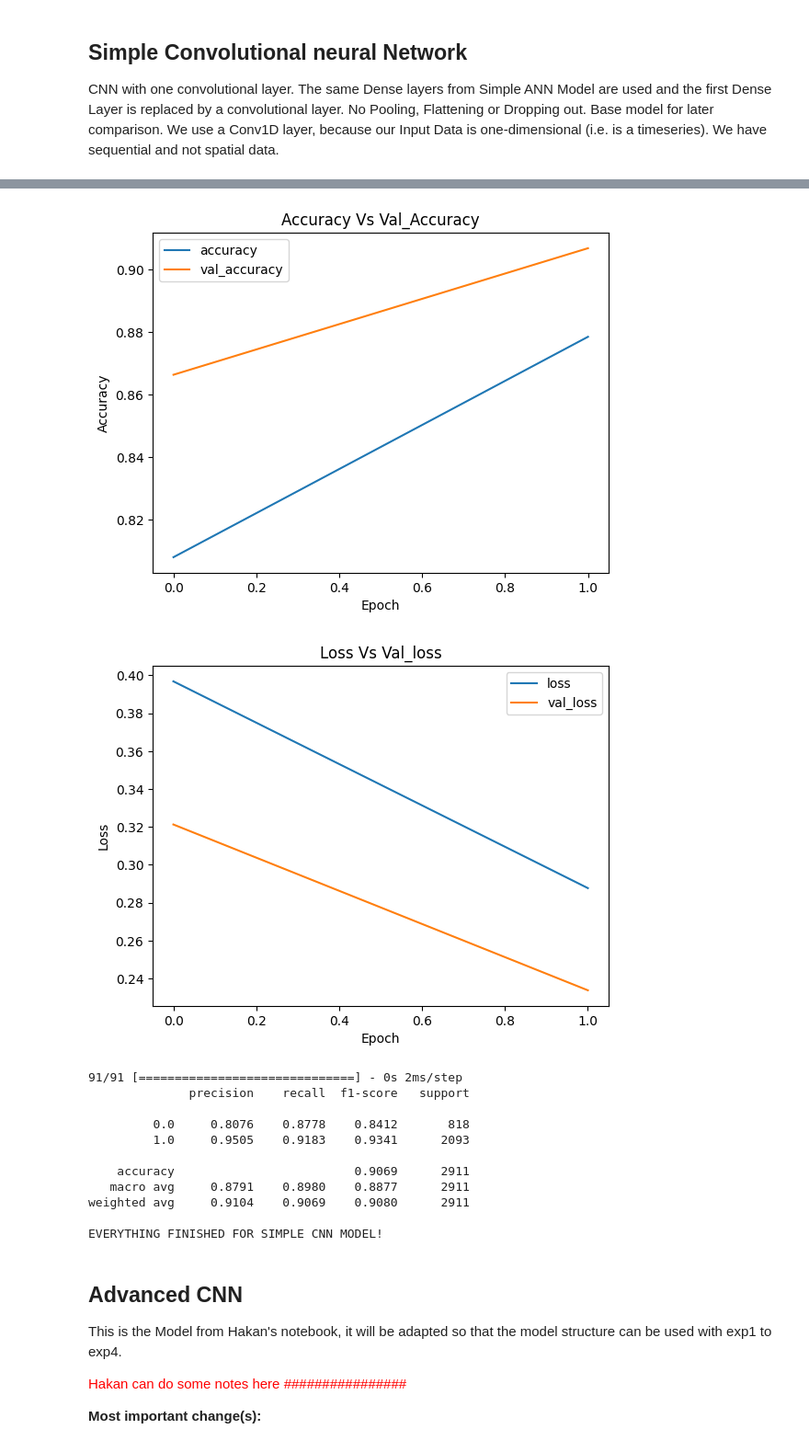
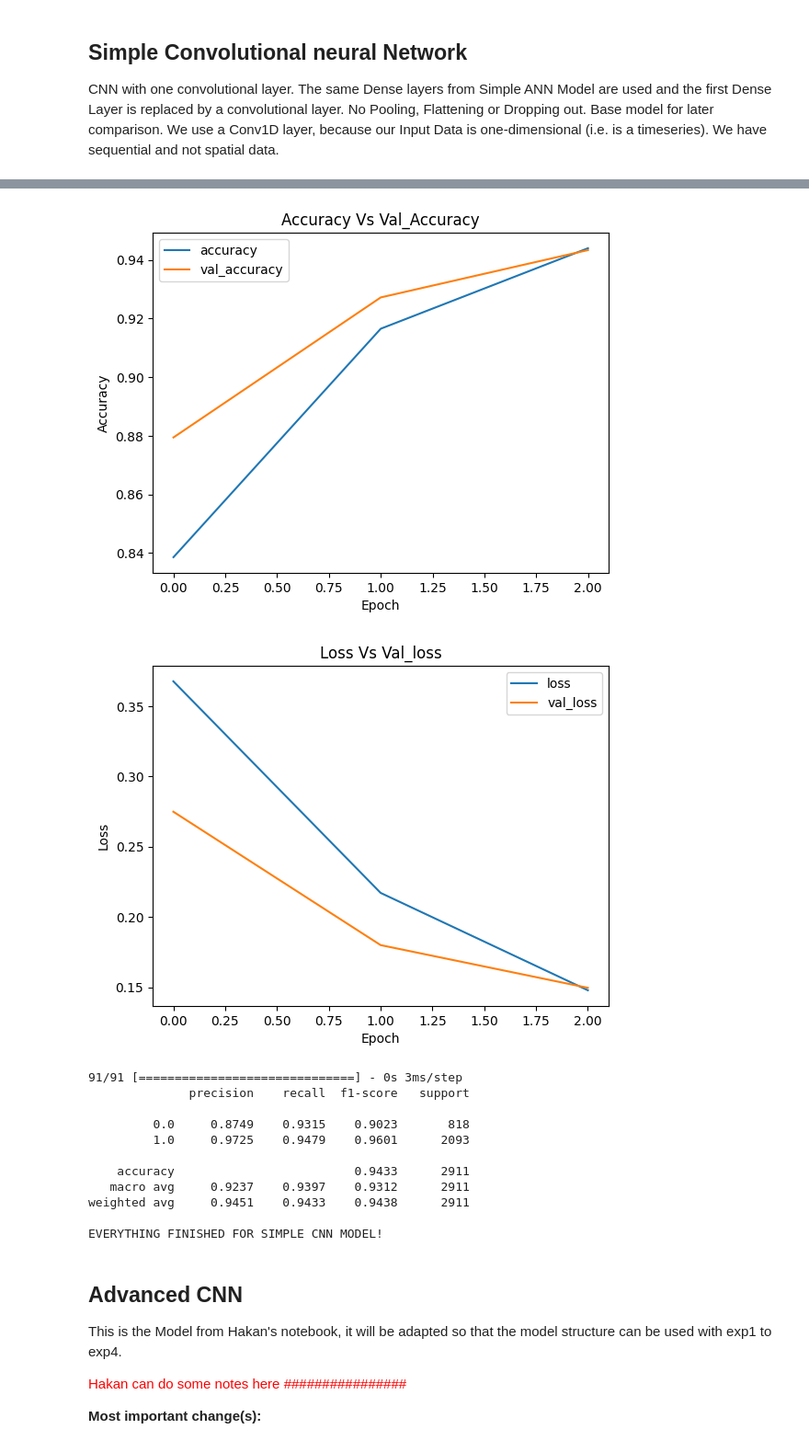
Before and after one commit to DataScientest-Studio/jan24_bds_int_heartbeat, a Jupyter notebook: notebooks/3b_DLmodels_PTBDB.ipynb, the cells around one changed output, grey strips where cells are left out. Shown at 92% size. Drawn from its saved outputs; the diff is of its cells as text; code cells hidden in the pictures.

```diff
--- a/notebooks/3b_DLmodels_PTBDB.ipynb
+++ b/notebooks/3b_DLmodels_PTBDB.ipynb
@@ -104,8 +107,8 @@ class Config_Sampling:
 
 
 # More than one model can be selected.
-Train_Simple_ANN = False #Trains the simple ANN
-Train_Simple_CNN = False #Trains the simple CNN
+Train_Simple_ANN = True #Trains the simple ANN
+Train_Simple_CNN = True #Trains the simple CNN
 Train_Advanced_CNN = True #Trains the simple CNN
 # %%
 oversampler = SMOTE()
@@ -135,9 +137,9 @@ ANN without convolutional layers. Only Dense layers are used. No Pooling, Flatte
 # %%
 if Train_Simple_ANN == True:
     class Config_ANN:
-        epochs = 70 #70 is default (exp1)
+        epochs = 3 #70 is default (exp1)
         batch_size = 10 #10 is default (exp1)
-        exp_name = 4 # Experiment Number counter
+        exp_name = 42 # Experiment Number counter
         patience = 70 #10 # is default (exp1)
         initial_learning_rate=0.001 #Default Initial Learning Rate for ADAM: 0.001
         optimizer = tf.keras.optimizers.Adam(learning_rate=initial_learning_rate)
@@ -256,9 +258,9 @@ CNN with one convolutional layer. The same Dense layers from Simple ANN Model ar
 # %%
 if Train_Simple_CNN == True:
     class Config_CNN:
-        epochs = 70 #70 is default (exp1)
+        epochs = 3 #70 is default (exp1)
         batch_size = 10 #10 is default (exp1)
-        exp_name = 4 #Experiment Number counter
+        exp_name = 42 #Experiment Number counter
         patience = 70 #10 # is default (exp1)
         initial_learning_rate=0.001 #Default Initial Learning Rate for ADAM: 0.001
         optimizer = tf.keras.optimizers.Adam(learning_rate=initial_learning_rate)
@@ -371,14 +373,14 @@ Epoch 2/2
-[figure, old version]
+[figure, new version]
-[figure, old version]
+[figure, new version]
-91/91 [==============================] - 0s 2ms/step
+91/91 [==============================] - 0s 3ms/step
               precision    recall  f1-score   support
 
-         0.0     0.8076    0.8778    0.8412       818
-         1.0     0.9505    0.9183    0.9341      2093
+         0.0     0.8749    0.9315    0.9023       818
+         1.0     0.9725    0.9479    0.9601      2093
 
-    accuracy                         0.9069      2911
-   macro avg     0.8791    0.8980    0.8877      2911
-weighted avg     0.9104    0.9069    0.9080      2911
+    accuracy                         0.9433      2911
+   macro avg     0.9237    0.9397    0.9312      2911
+weighted avg     0.9451    0.9433    0.9438      2911
 
 EVERYTHING FINISHED FOR SIMPLE CNN MODEL!
 # %% [markdown]
```
Also changed, not shown: parts of 5 cells of this notebook.
